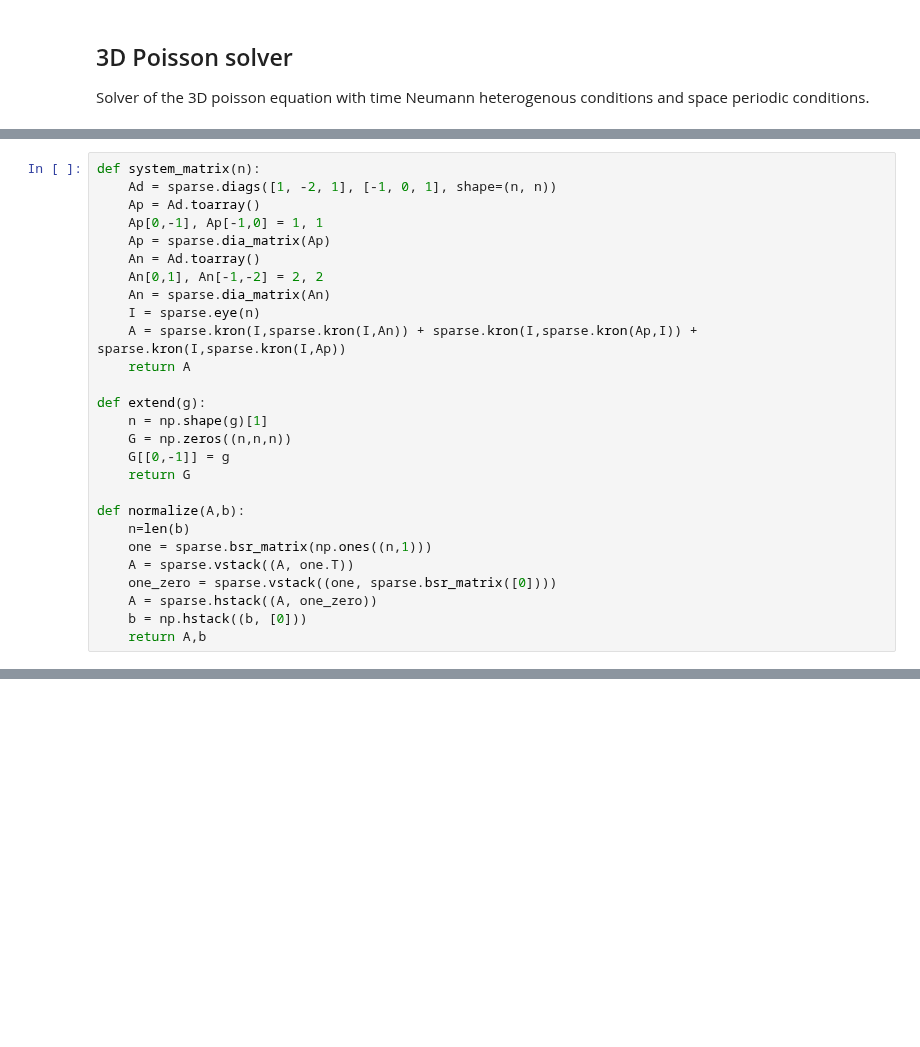
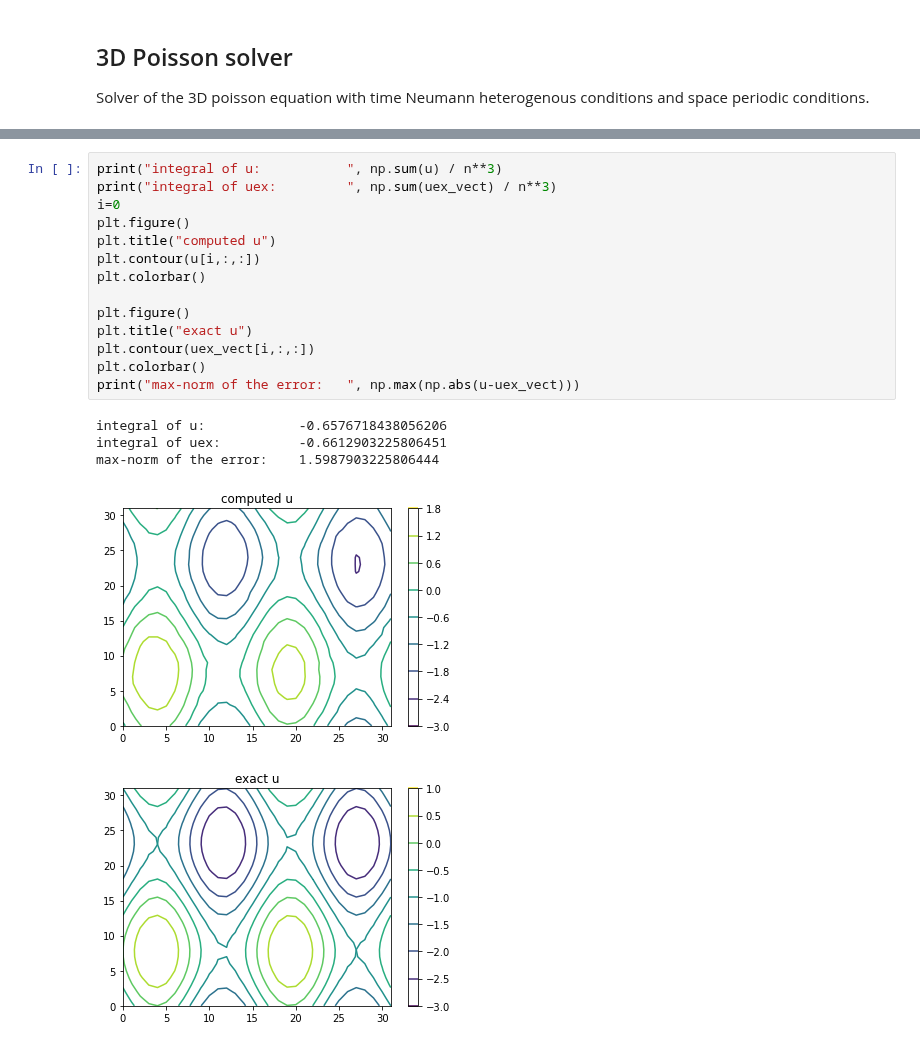
Before and after one commit to Benoit-Muller/Computational-Optimal-Transport, a Jupyter notebook: tests_BB.ipynb, the cells around one changed output, grey strips where cells are left out. Saved outputs shown, nothing was run; the diff lists cells and outputs as text; blank space fills up the shorter version.

```diff
--- a/tests_BB.ipynb
+++ b/tests_BB.ipynb
@@ -133,28 +118 @@ array([0, 1, 2, 3, 4, 5, 6, 7])
-# %%
-def system_matrix(n):
-    Ad = sparse.diags([1, -2, 1], [-1, 0, 1], shape=(n, n))
-    Ap = Ad.toarray()
-    Ap[0,-1], Ap[-1,0] = 1, 1
-    Ap = sparse.dia_matrix(Ap)
-    An = Ad.toarray()
-    An[0,1], An[-1,-2] = 2, 2
-    An = sparse.dia_matrix(An)
-    I = sparse.eye(n)
-    A = sparse.kron(I,sparse.kron(I,An)) + sparse.kron(I,sparse.kron(Ap,I)) + sparse.kron(I,sparse.kron(I,Ap))
-    return A
-
-def extend(g):
-    n = np.shape(g)[1]
-    G = np.zeros((n,n,n))
-    G[[0,-1]] = g
-    return G
-
-def normalize(A,b):
-    n=len(b)
-    one = sparse.bsr_matrix(np.ones((n,1)))
-    A = sparse.vstack((A, one.T))
-    one_zero = sparse.vstack((one, sparse.bsr_matrix([0])))
-    A = sparse.hstack((A, one_zero))
-    b = np.hstack((b, [0]))
-    return A,b
 # %%
@@ -190,0 +143,20 @@ max-norm of the error:    8.996469123083973e+17
+# %%
+print("integral of u:           ", np.sum(u) / n**3)
+print("integral of uex:         ", np.sum(uex_vect) / n**3)
+i=0
+plt.figure()
+plt.title("computed u")
+plt.contour(u[i,:,:])
+plt.colorbar()
+
+plt.figure()
+plt.title("exact u")
+plt.contour(uex_vect[i,:,:])
+plt.colorbar()
+print("max-norm of the error:   ", np.max(np.abs(u-uex_vect)))
+# %% [output]
+integral of u:            -0.6576718438056206
+integral of uex:          -0.6612903225806451
+max-norm of the error:    1.5987903225806444
+[figure, added]
+[figure, added]
```
Also changed, not shown: parts of 5 cells of this notebook.
